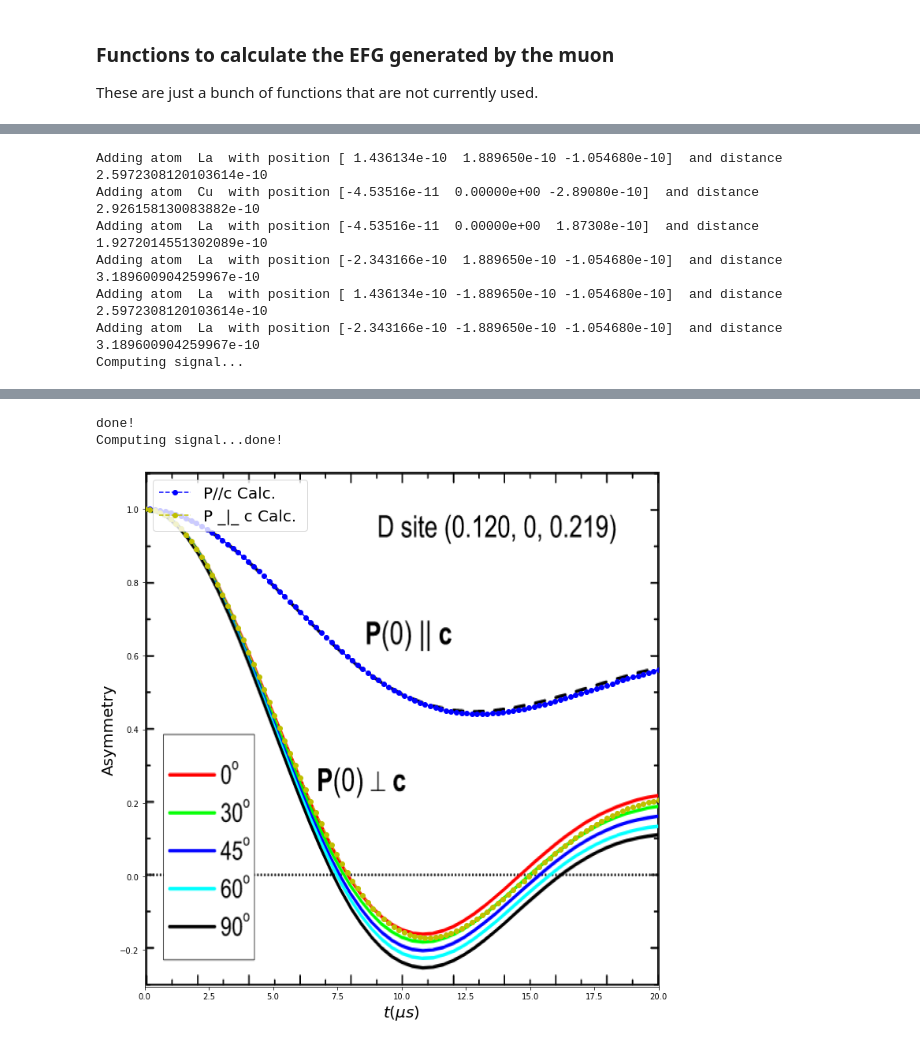
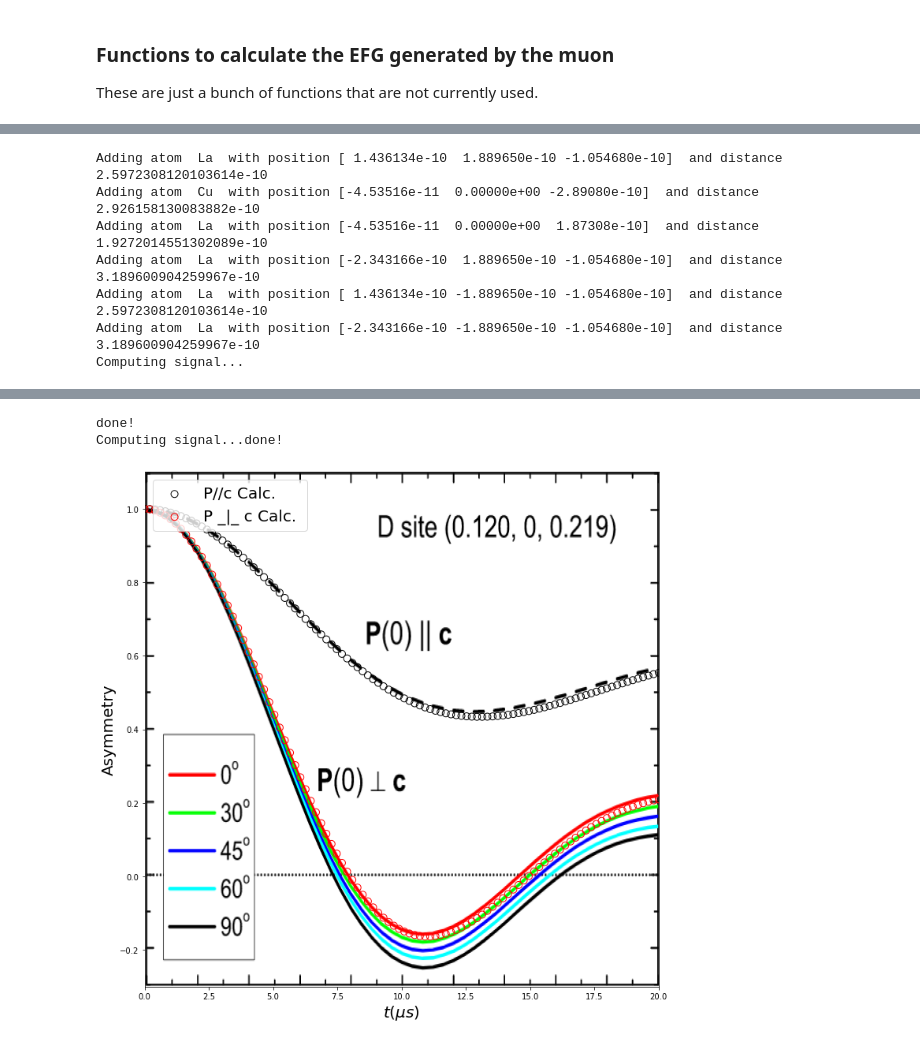
Before and after one commit to bonfus/undi, a Jupyter notebook: examples/LaCuO4.ipynb, the cells around one changed output, grey strips where cells are left out. Saved outputs shown, nothing was run; the diff lists cells and outputs as text; code cells hidden in the pictures.

```diff
--- a/examples/LaCuO4.ipynb
+++ b/examples/LaCuO4.ipynb
@@ -65,18 +57,23 @@ In the pictures below, the dotted lines are my attempt of reproducing the publis
 angtom=1.0e-10 # m
 
 Quadrupole_moment = {
-'Cu' : -0.211e-28 ,  # m^2
-'La' :  0.22e-28     # m^2
+    'Cu' : -( 0.7 * 0.22   +   0.3 * 0.204 ) * 1e-28 ,  # m^2 , average between 63Cu and 65Cu
+    'La' :  0.20e-28     # m^2
+}
+
+Gamma = {
+    'Cu': ( 0.7 * 71.118   +   0.3 * 76.044 ) * 1e6, # Average between 63Cu and 65Cu
+    'La': 38.083                              * 1e6  # La
 }
 
 Omega = {
-'Cu': 2*np.pi*34.0e6,          #  213.6e6 or 194.8e6 # Hz
-'La': 2*np.pi*6.4e6            #  40.2e6
+    'Cu': 2*np.pi*34.0e6,          #  213.6e6 or 194.8e6 # Hz
+    'La': 2*np.pi*6.4e6            #  40.2e6
 }
 
 eta={
-'Cu':0.0, # 0.02               # eta is set to zero even if it's value
-'La':0.0  # 0.03               # is reported to be sligthly different.
+    'Cu': 0.02,              # eta is set to zero even if it's value
+    'La': 0.03               # is reported to be sligthly different.
 }
 # %% [markdown]
 From "Nuclear Quadrupole Resonance Spectroscopy" by Hand and Das, Solid State Physics Supplement 1, the NQR transition frequency $\omega$ for a spin $S$ with electric field gradient principal component $V_{zz}$ and quadrupole moment $Q$ is
@@ -128,6 +125,14 @@ def gen_radial_EFG(p_mu, p_N, Vzz=None):
 
     x /= n; r = 1. # keeping formula below for clarity
     return -Vzz * ( (3.*np.outer(x,x)-np.eye(3)*(r**2))/r**5 ) * 0.5
+
+def get_omegaQ_mu(I,Q,d):
+    epsilon0 = 8.8541878E-12 # ampere^2 ⋅ kilogram^−1 ⋅ meter^−3 ⋅ second^4
+    elementary_charge=1.6021766E-19 # Coulomb = ampere ⋅ second
+    h=6.6260693e-34 # Js
+    hbar=h/(2*np.pi) # Js
+
+    return - (1/hbar) * (1./(4 * np.pi * epsilon0)) * (3 * elementary_charge**2 * Q) / (2*I*(2*I-1)*d**3)
 # %% [markdown]
 ### Calculate Signal
 
@@ -176,18 +181,19 @@ def gen_neighbouring_atomic_structure(muon_position, cutoffs):
             EFG_tensor = EFG_from_omegaq_PAS(Omega[symb], eta[symb], 1./2., spin, Quadrupole_moment[symb])
 
             # Muon part of EFG (the muon is always at 0)
-            # EFG_tensor += gen_radial_EFG(muon_pos, pos)     # What to put here?
+            #EFG_tensor += gen_radial_EFG(muon_pos, pos)
+
 
             data.append({'Position': pos,
                          'Label': symb,
+                         'Gamma': Gamma[symb],
                          'ElectricQuadrupoleMoment': Quadrupole_moment[symb],
                          'EFGTensor': EFG_tensor,
-                         }
-                        )
+                         'OmegaQmu': get_omegaQ_mu(spin, Quadrupole_moment[symb], np.linalg.norm(pos))
+                         })
     data.insert(0,
                     {'Position': muon_pos,
                      'Label': 'mu'},
-
                 )
     return data
 
@@ -234,8 +240,8 @@ signal_D_Pa = gen_signal(atoms, np.array([1.,0.,0.]))
 signal_D_Pc = gen_signal(atoms, np.array([0.,0.,1.]))
 
 fig, axes = plt.subplots(1,1, figsize=(12,12))
-axes.plot(tlist*1e6,signal_D_Pc,'b--',marker='o',label='P//c Calc. ', zorder=1)
-axes.plot(tlist*1e6,signal_D_Pa,'y--',marker='o',label='P _|_ c Calc. ', zorder=2)
+axes.scatter(tlist*1e6,signal_D_Pc, color='k', s=80, facecolors='none', marker='o', label='P//c Calc. ', zorder=1)
+axes.scatter(tlist*1e6,signal_D_Pa, color='r', s=80, facecolors='none', marker='o', label='P _|_ c Calc. ', zorder=2)
 
 imdata = plt.imread('images/Fig6.png')
 axes.imshow(imdata, zorder=0, extent=[0., 20.0, -0.3, 1.1], aspect=20/(1.1+0.3), resample=True)
@@ -261,6 +279,6 @@ WARNING:undi:Using most abundand isotope for Cu, i.e. 63Cu, 0.6915 abundance
 done!
 Computing signal...done!
-[figure, old version]
+[figure, new version]
 # %% [markdown]
 #### Site M
 
```
Also changed, not shown: parts of 13 cells of this notebook, 6 other files.
